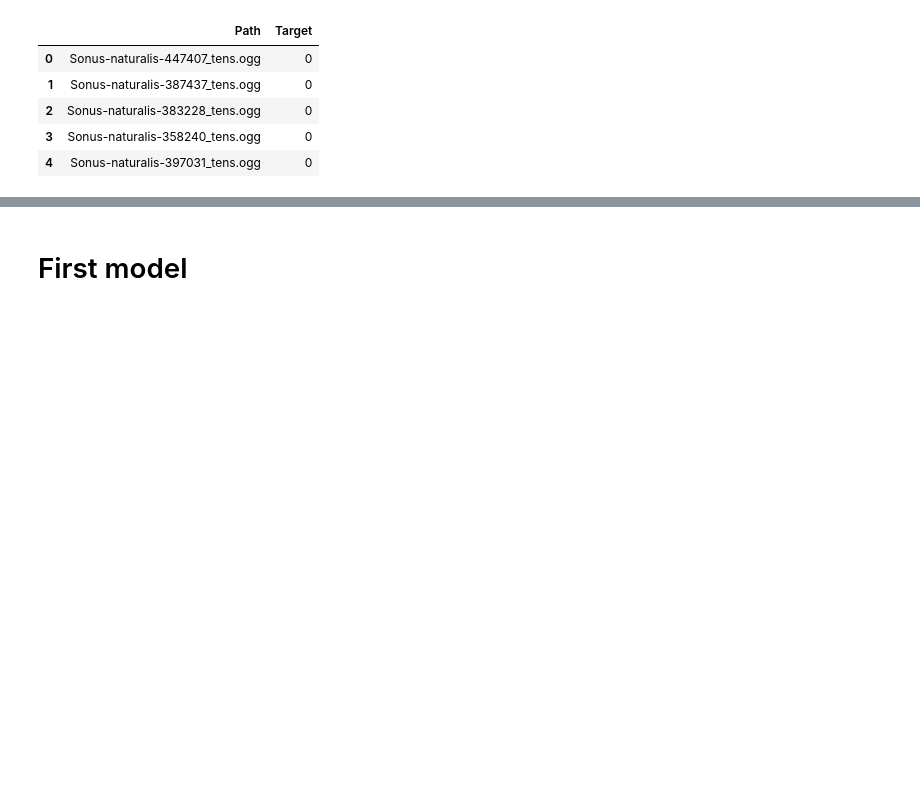
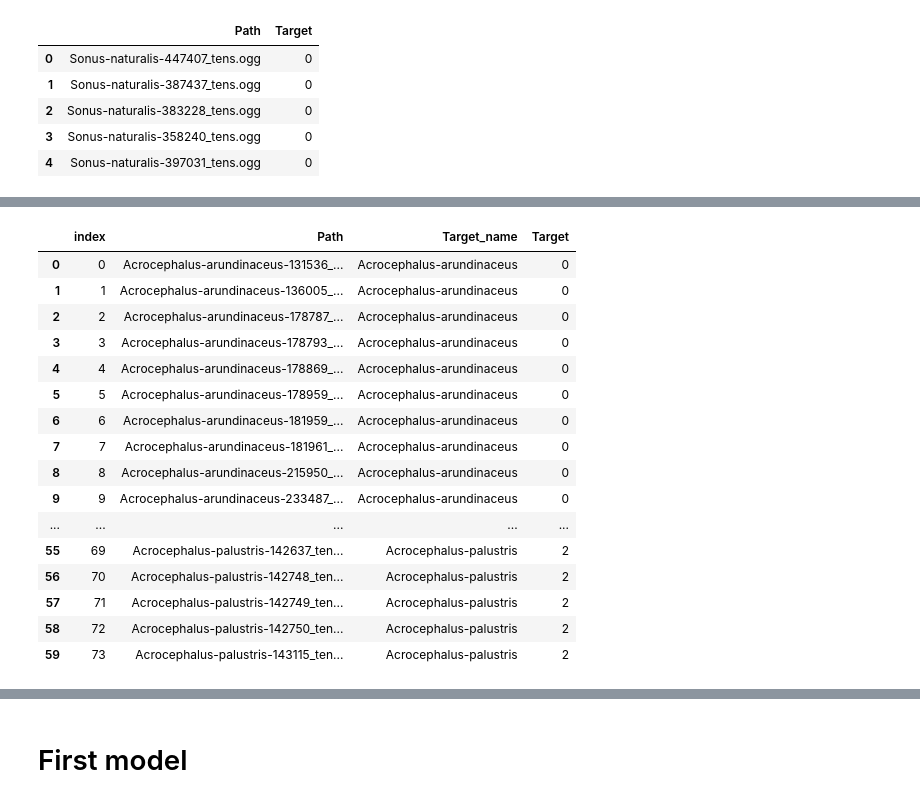
Before and after one commit to charlottesuaud/birds, a Jupyter notebook: notebooks/Philippe_05_first_pipeline_cs .ipynb, the cells around one changed output, grey strips where cells are left out. Saved outputs shown, nothing was run; the diff lists cells and outputs as text; code cells hidden in the pictures; blank space fills up the shorter version.

```diff
--- a/notebooks/Philippe_05_first_pipeline_cs .ipynb
+++ b/notebooks/Philippe_05_first_pipeline_cs .ipynb
@@ -37,0 +152,2 @@ df.head()
+# %%
+df_train, df_val, split_index_df = create_df_train_df_val_from_directory(directory)
@@ -37,0 +199,4 @@ df.head()
+# %%
+df_train['Target_name'] = df_train['Target_name'].str.replace('-',' ')
+df_train['Target_number'] = df_train['Target_name'].map(TARGET_DICT)
+df_train
@@ -37,0 +237,3 @@ df.head()
+# %%
+df_train['Target3'] = df_train['Target_name'].apply(lambda x : x.split()[0])
+df_train['Target3'].nunique()
@@ -37,0 +242,3 @@ df.head()
+# %%
+df_train = df_train.reset_index(drop=True)
+df_train.head(60)
@@ -37,0 +263,21 @@ df.head()
+# %%
+df_train.reset_index(drop=True)
+df_train.head(60)
+# %% [output]
+|  | index | Path | Target_name | Target |
+| 0 | 0 | Acrocephalus-arundinaceus-131536_... | Acrocephalus-arundinaceus | 0 |
+| 1 | 1 | Acrocephalus-arundinaceus-136005_... | Acrocephalus-arundinaceus | 0 |
+| 2 | 2 | Acrocephalus-arundinaceus-178787_... | Acrocephalus-arundinaceus | 0 |
+| 3 | 3 | Acrocephalus-arundinaceus-178793_... | Acrocephalus-arundinaceus | 0 |
+| 4 | 4 | Acrocephalus-arundinaceus-178869_... | Acrocephalus-arundinaceus | 0 |
+| 5 | 5 | Acrocephalus-arundinaceus-178959_... | Acrocephalus-arundinaceus | 0 |
+| 6 | 6 | Acrocephalus-arundinaceus-181959_... | Acrocephalus-arundinaceus | 0 |
+| 7 | 7 | Acrocephalus-arundinaceus-181961_... | Acrocephalus-arundinaceus | 0 |
+| 8 | 8 | Acrocephalus-arundinaceus-215950_... | Acrocephalus-arundinaceus | 0 |
+| 9 | 9 | Acrocephalus-arundinaceus-233487_... | Acrocephalus-arundinaceus | 0 |
+| ... | ... | ... | ... | ... |
+| 55 | 69 | Acrocephalus-palustris-142637_ten... | Acrocephalus-palustris | 2 |
+| 56 | 70 | Acrocephalus-palustris-142748_ten... | Acrocephalus-palustris | 2 |
+| 57 | 71 | Acrocephalus-palustris-142749_ten... | Acrocephalus-palustris | 2 |
+| 58 | 72 | Acrocephalus-palustris-142750_ten... | Acrocephalus-palustris | 2 |
+| 59 | 73 | Acrocephalus-palustris-143115_ten... | Acrocephalus-palustris | 2 |
```
Also changed, not shown: parts of 24 cells of this notebook.
